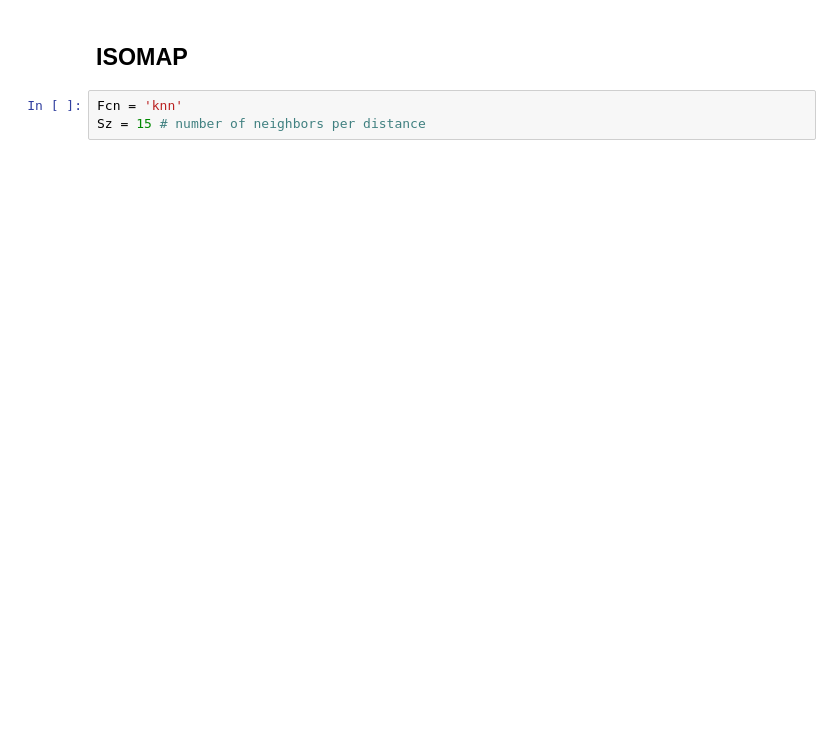
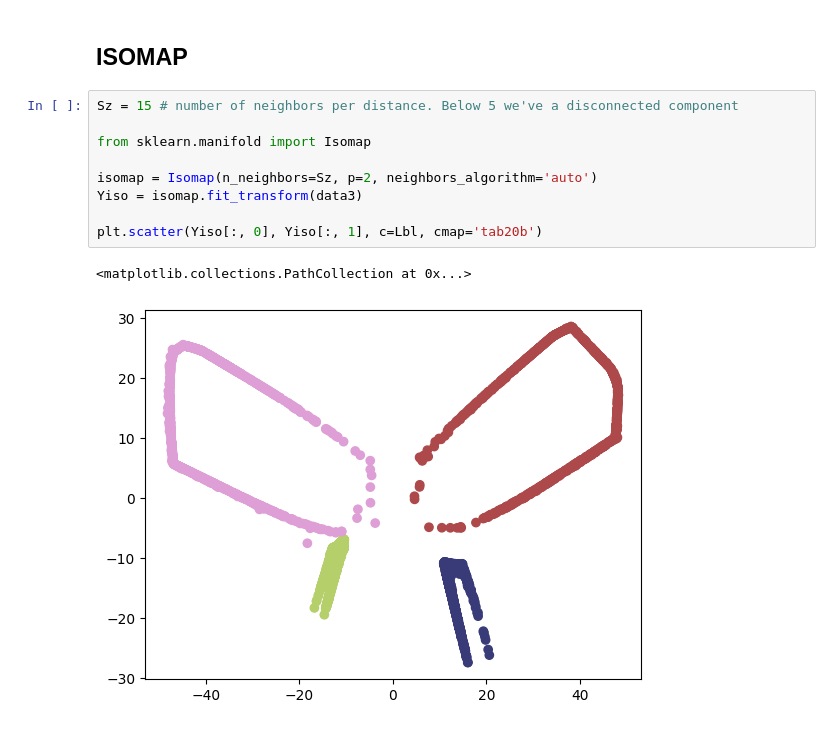
Before and after one commit to ludovicaisa/Physics_Unibo, a Jupyter notebook: src/Pattern_Recognition/SwissRoll_PCA_MDS_LLE_IsoMap_tSNE_UMAP.ipynb, the cells around one changed output. Drawn from its saved outputs; the diff is of its cells as text; blank space fills up the shorter version.

```diff
--- a/src/Pattern_Recognition/SwissRoll_PCA_MDS_LLE_IsoMap_tSNE_UMAP.ipynb
+++ b/src/Pattern_Recognition/SwissRoll_PCA_MDS_LLE_IsoMap_tSNE_UMAP.ipynb
@@ -99,5 +99,14 @@ for ind, neigh in enumerate(Klle):
 # %% [markdown]
 ## ISOMAP
-# %%
-Fcn = 'knn'
-Sz = 15 # number of neighbors per distance
+# %%
+Sz = 15 # number of neighbors per distance. Below 5 we've a disconnected component
+
+from sklearn.manifold import Isomap
+
+isomap = Isomap(n_neighbors=Sz, p=2, neighbors_algorithm='auto')
+Yiso = isomap.fit_transform(data3)
+
+plt.scatter(Yiso[:, 0], Yiso[:, 1], c=Lbl, cmap='tab20b')
+# %% [output]
+<matplotlib.collections.PathCollection at 0x...>
+[figure, added]
```
Also changed, not shown: parts of 6 cells of this notebook.
